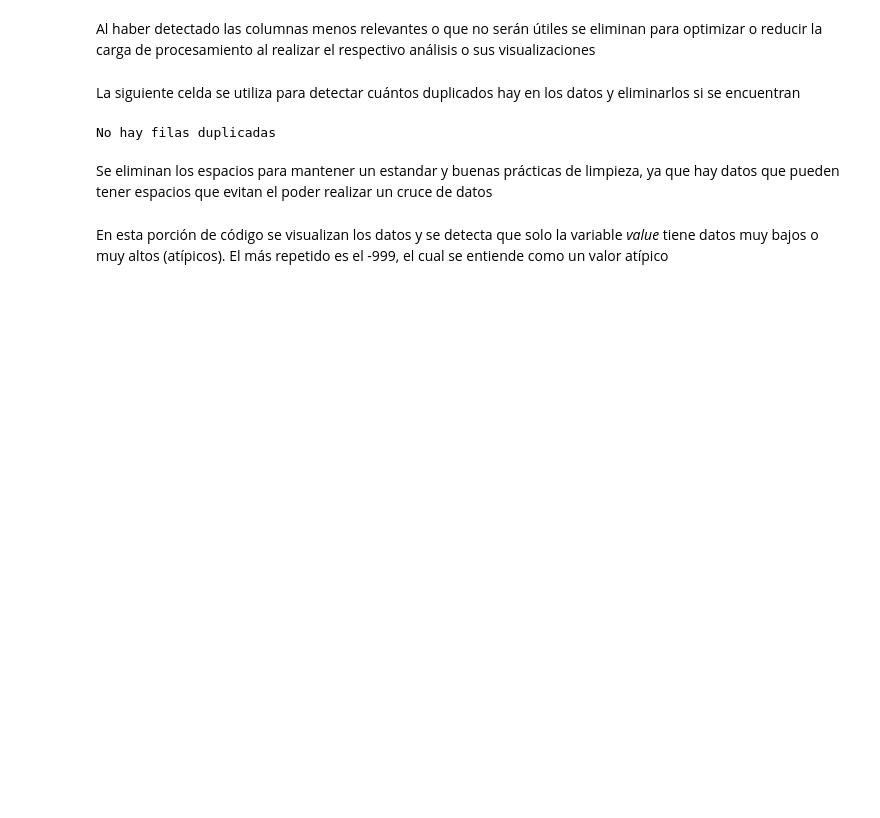
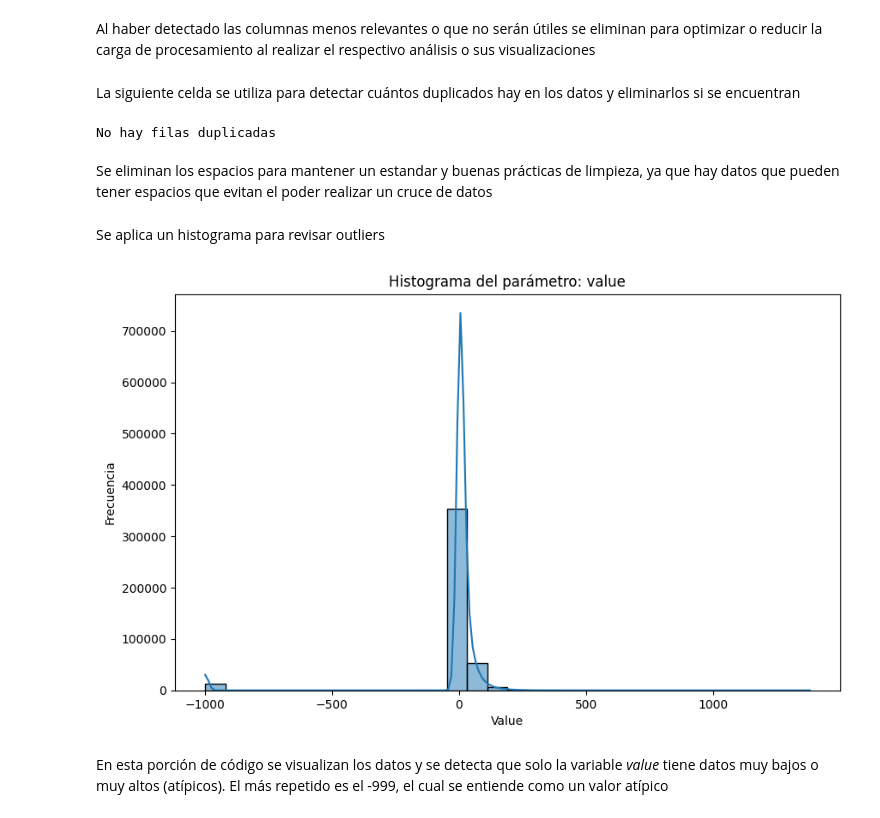
Before and after one commit to calerovillalobos10/Intro_Limpieza_Transf_Data, a Jupyter notebook: Lab2_PF3347.ipynb, the cells around one changed output. Drawn from its saved outputs; the diff is of its cells as text; code cells hidden in the pictures; blank space fills up the shorter version.

Commit message:
Agrega citaciones y gráficos

```diff
--- a/Lab2_PF3347.ipynb
+++ b/Lab2_PF3347.ipynb
@@ -393,6 +400,19 @@ datos['location'] = datos['location'].str.strip()
 datos['parameter'] = datos['parameter'].str.strip()
 datos['unit'] = datos['unit'].str.strip()
 datos['country'] = datos['country'].str.strip()
+# %% [markdown]
+Se aplica un histograma para revisar outliers
+# %%
+plt.figure(figsize=(10, 6))
+sns.histplot(data=datos, x='value', bins=30, kde=True)  # kde=True añade una curva de densidad
+plt.title('Histograma del parámetro: value')
+plt.xlabel('Value')
+plt.ylabel('Frecuencia')
+
+# Mostrar el gráfico
+plt.show()
+# %% [output]
+[figure, added]
 # %% [markdown]
 En esta porción de código se visualizan los datos y se detecta que solo la variable *value* tiene datos muy bajos o muy altos (atípicos). El más repetido es el -999, el cual se entiende como un valor atípico
 # %%
```
Also changed, not shown: parts of 62 cells of this notebook.
